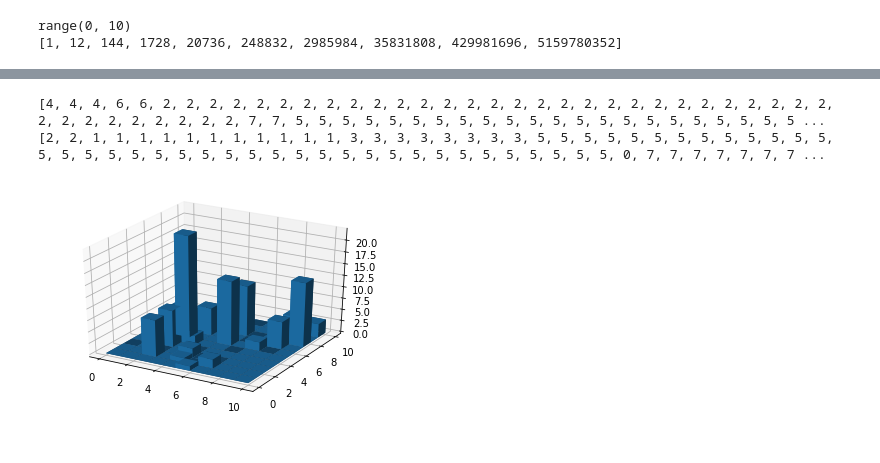
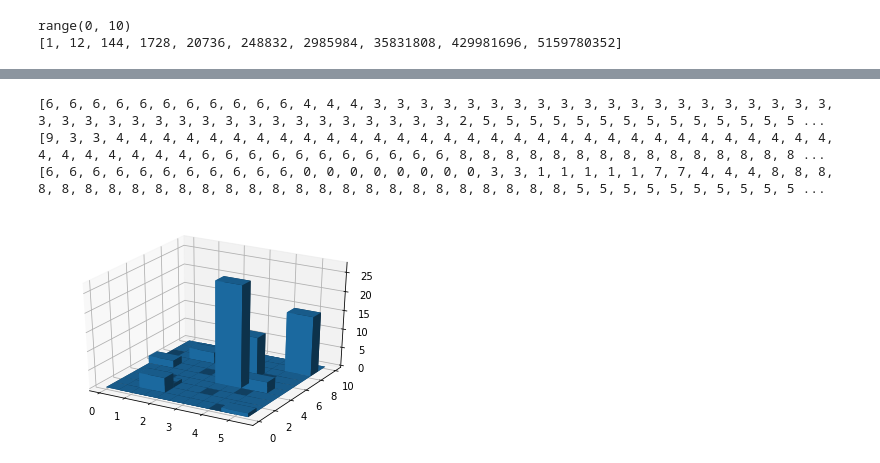
Before and after one commit to Hannoob/WorkingWithImbalancedDatasets, a Jupyter notebook: experiment.ipynb, the cells around one changed output, grey strips where cells are left out. Cells and saved outputs as stored; diff of their text form; code cells hidden in the pictures.

```diff
--- a/experiment.ipynb
+++ b/experiment.ipynb
@@ -74,13 +88,17 @@ ax = fig.add_subplot(111, projection='3d')
 distribution =[1.5**i for i in range(10)]
 classes = [i for i in range(10)]
 
-def generate_ouputs(number_of_classes = 10):
+def generate_ouputs(number_of_outputs = 1000,number_of_classes = 10):
     random.shuffle(distribution)
     random.shuffle(classes)
     output_labels = []
-    for i,v in enumerate(distribution):
-        #sample from a distribution centering around i, to introduce some randomness as all 3 labels are not always correlated
-        vals = [classes[i] for p in range(round(v))]
+    #Sample from distribution
+    interval = len(distribution)/number_of_classes
+    sample_distribution = []
+    for i in enumerate(number_of_classes):
+        #TODO:sample from a distribution centering around i, to introduce some randomness as all 3 labels are not always correlated
+
+        vals = [classes[i] for p in range(round(distribution[round(interval*i)]))]
         output_labels = [*output_labels, *vals]
 
     # random.shuffle(output_labels)
@@ -108,36 +123,37 @@ plt.show()
 # %%
 # This import registers the 3D projection, but is otherwise unused.
 from mpl_toolkits.mplot3d import Axes3D  # noqa: F401 unused import
 
 import matplotlib.pyplot as plt
 import numpy as np
 
 # Fixing random state for reproducibility
-np.random.seed(19680801)
+np.random.seed(1)
 
 fig = plt.figure()
 ax = fig.add_subplot(111, projection='3d')
-x = generate_ouputs(10)
-
+x = generate_ouputs(5)
 y = generate_ouputs(10)
+z = generate_ouputs(15)
 
 
-hist, xedges, yedges = np.histogram2d(x, y, bins=10, range=[[0, 10], [0, 10]])
+hist, xedges, yedges = np.histogram2d(x, y, bins=10, range=[[0, 5], [0, 10]])
 
 # Construct arrays for the anchor positions of the 16 bars.
 xpos, ypos = np.meshgrid(xedges[:-1], yedges[:-1], indexing="ij")
 xpos = xpos.ravel()
 ypos = ypos.ravel()
 zpos = 0
 
 # Construct arrays with the dimensions for the 16 bars.
 dx = dy = np.ones_like(zpos)
 dz = hist.ravel()
 
 ax.bar3d(xpos, ypos, zpos, dx, dy, dz, zsort='average')
 
 plt.show()
 # %% [output]
-[4, 4, 4, 6, 6, 2, 2, 2, 2, 2, 2, 2, 2, 2, 2, 2, 2, 2, 2, 2, 2, 2, 2, 2, 2, 2, 2, 2, 2, 2, 2, 2, 2, 2, 2, 2, 2, 2, 2, 2, 2, 2, 2, 7, 7, 5, 5, 5, 5, 5, 5, 5, 5, 5, 5, 5, 5, 5, 5, 5, 5, 5, 5, 5, 5, 5, 5 ...
-[2, 2, 1, 1, 1, 1, 1, 1, 1, 1, 1, 1, 1, 3, 3, 3, 3, 3, 3, 3, 3, 5, 5, 5, 5, 5, 5, 5, 5, 5, 5, 5, 5, 5, 5, 5, 5, 5, 5, 5, 5, 5, 5, 5, 5, 5, 5, 5, 5, 5, 5, 5, 5, 5, 5, 5, 5, 5, 5, 0, 7, 7, 7, 7, 7, 7, 7 ...
+[6, 6, 6, 6, 6, 6, 6, 6, 6, 6, 6, 4, 4, 4, 3, 3, 3, 3, 3, 3, 3, 3, 3, 3, 3, 3, 3, 3, 3, 3, 3, 3, 3, 3, 3, 3, 3, 3, 3, 3, 3, 3, 3, 3, 3, 3, 3, 3, 3, 3, 3, 3, 2, 5, 5, 5, 5, 5, 5, 5, 5, 5, 5, 5, 5, 5, 5 ...
+[9, 3, 3, 4, 4, 4, 4, 4, 4, 4, 4, 4, 4, 4, 4, 4, 4, 4, 4, 4, 4, 4, 4, 4, 4, 4, 4, 4, 4, 4, 4, 4, 4, 4, 4, 4, 4, 4, 4, 4, 4, 6, 6, 6, 6, 6, 6, 6, 6, 6, 6, 6, 8, 8, 8, 8, 8, 8, 8, 8, 8, 8, 8, 8, 8, 8, 8 ...
+[6, 6, 6, 6, 6, 6, 6, 6, 6, 6, 6, 0, 0, 0, 0, 0, 0, 0, 0, 3, 3, 1, 1, 1, 1, 1, 7, 7, 4, 4, 4, 8, 8, 8, 8, 8, 8, 8, 8, 8, 8, 8, 8, 8, 8, 8, 8, 8, 8, 8, 8, 8, 8, 8, 8, 8, 8, 5, 5, 5, 5, 5, 5, 5, 5, 5, 5 ...
-[figure, old version]
+[figure, new version]
```
Also changed, not shown: parts of 5 cells of this notebook.
